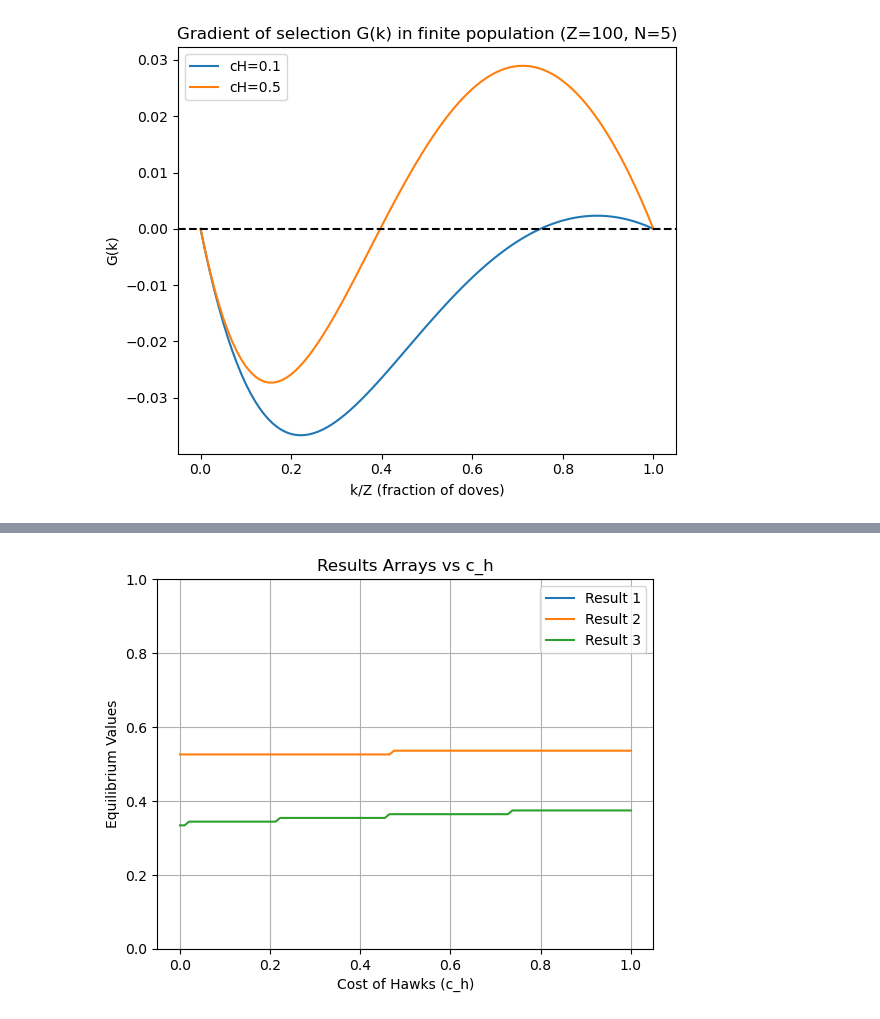
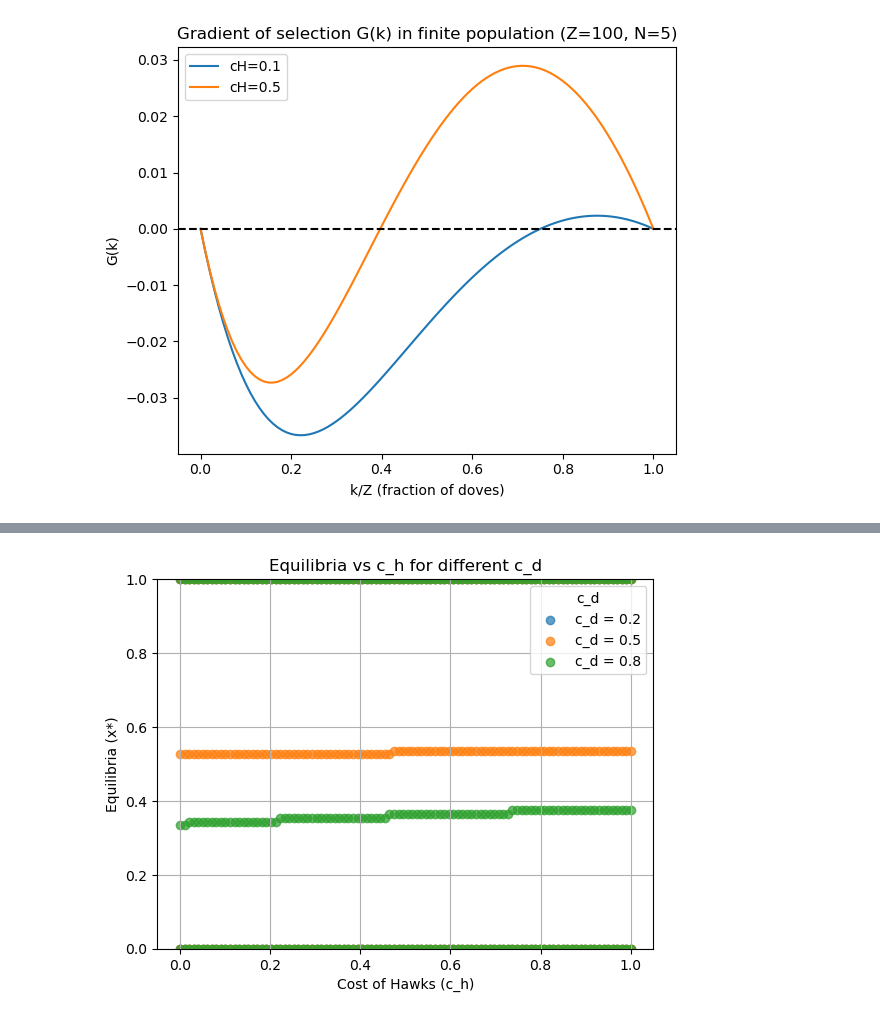
Before and after one commit to femkegeens/CGT, a Jupyter notebook: cgt_group_assignment.ipynb, the cells around one changed output, grey strips where cells are left out. Saved outputs shown, nothing was run; the diff lists cells and outputs as text; code cells hidden in the pictures.

Commit message:
figure

```diff
--- a/cgt_group_assignment.ipynb
+++ b/cgt_group_assignment.ipynb
@@ -498,11 +498,11 @@ costs_dove = [0.2, 0.5, 0.8]
 dove_fractions = np.linspace(0, 1, num=n_steps, dtype=np.float64)
 T = 0.2
 N = 5
-results =  np.empty((len(costs_dove), n_steps))
+results =  {}
 
 for i_c_d, c_d in enumerate(costs_dove):
     equilibria_results = np.empty(n_steps)
-    gradients = np.empty(n_steps)
+    equilibria_dove_fractions = {}
     for i_c_h, c_h in enumerate(costs_hawk):
         x_dot = np.empty(n_steps)
 
@@ -513,11 +513,10 @@ for i_c_d, c_d in enumerate(costs_dove):
 
             x_dot[i] = x*(1-x)*(fitness_doves - fitness_hawks)
 
-        equilibria = find_equilibria_indexes(x_dot)
+        equilibria_i = find_equilibria_indexes(x_dot)
 
-        if len(equilibria) > 2:
-            gradients[i_c_h] = dove_fractions[equilibria[1]]
-        else:
-            gradients[i_c_h] = dove_fractions[equilibria[1]]
+        equilibria = [dove_fractions[i] for i in equilibria_i]
 
-    results[i_c_d] = gradients
+        equilibria_dove_fractions[c_h] = equilibria
+
+    results[c_d] = equilibria_dove_fractions
@@ -542,21 +523,27 @@ for i_c_d, c_d in enumerate(costs_dove):
 # %%
-import numpy as np
 import matplotlib.pyplot as plt
 
-# Ensure this uses your actual data
-n_steps = 100  # Number of steps
+# Plot results
+plt.figure()
 
-# Plot all arrays in the results on one plot
-plt.figure()
-for i, data in enumerate(results):
-    plt.plot(costs_hawk, data, label=f'Result {i+1}')
+for c_d, equilibria_data in results.items():
+    c_h_values = []
+    equilibria_values = []
+
+    # Extract c_h and corresponding equilibria
+    for c_h, equilibria in equilibria_data.items():
+        c_h_values.extend([c_h] * len(equilibria))  # Duplicate c_h for each equilibrium value
+        equilibria_values.extend(equilibria)       # Append all equilibria values
+
+    # Plot for this c_d
+    plt.scatter(c_h_values, equilibria_values, label=f'c_d = {c_d}', alpha=0.7)
 
 plt.xlabel('Cost of Hawks (c_h)')
-plt.ylabel('Equilibrium Values')
-plt.title('Results Arrays vs c_h')
-plt.ylim(0, 1)  # Set y-axis scale to 0 to 1
-plt.legend()
+plt.ylabel('Equilibria (x*)')
+plt.title('Equilibria vs c_h for different c_d')
+plt.ylim(0, 1)  # Assuming equilibria values are within [0, 1]
+plt.legend(title='c_d')
 plt.grid(True)
 plt.show()
 # %% [output]
-[figure, old version]
+[figure, new version]
```
Also changed, not shown: parts of 1 cell of this notebook.
